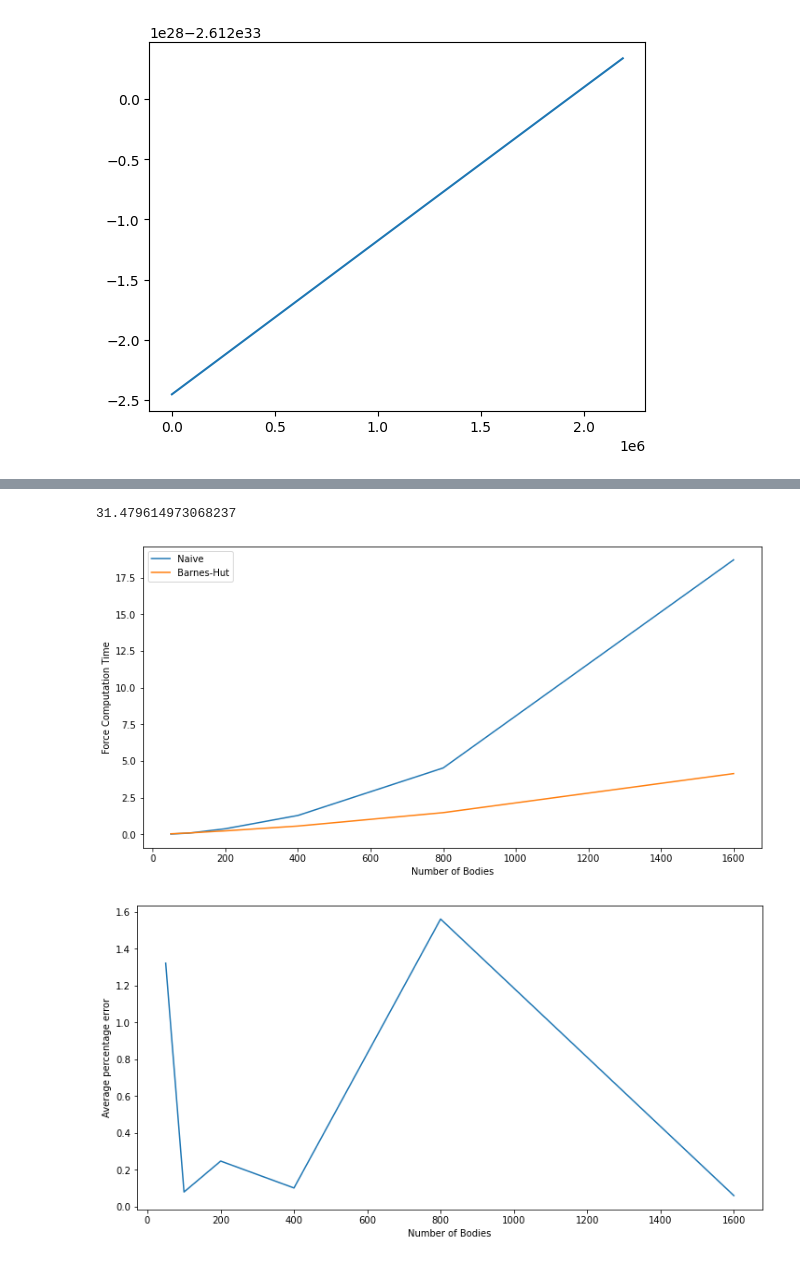
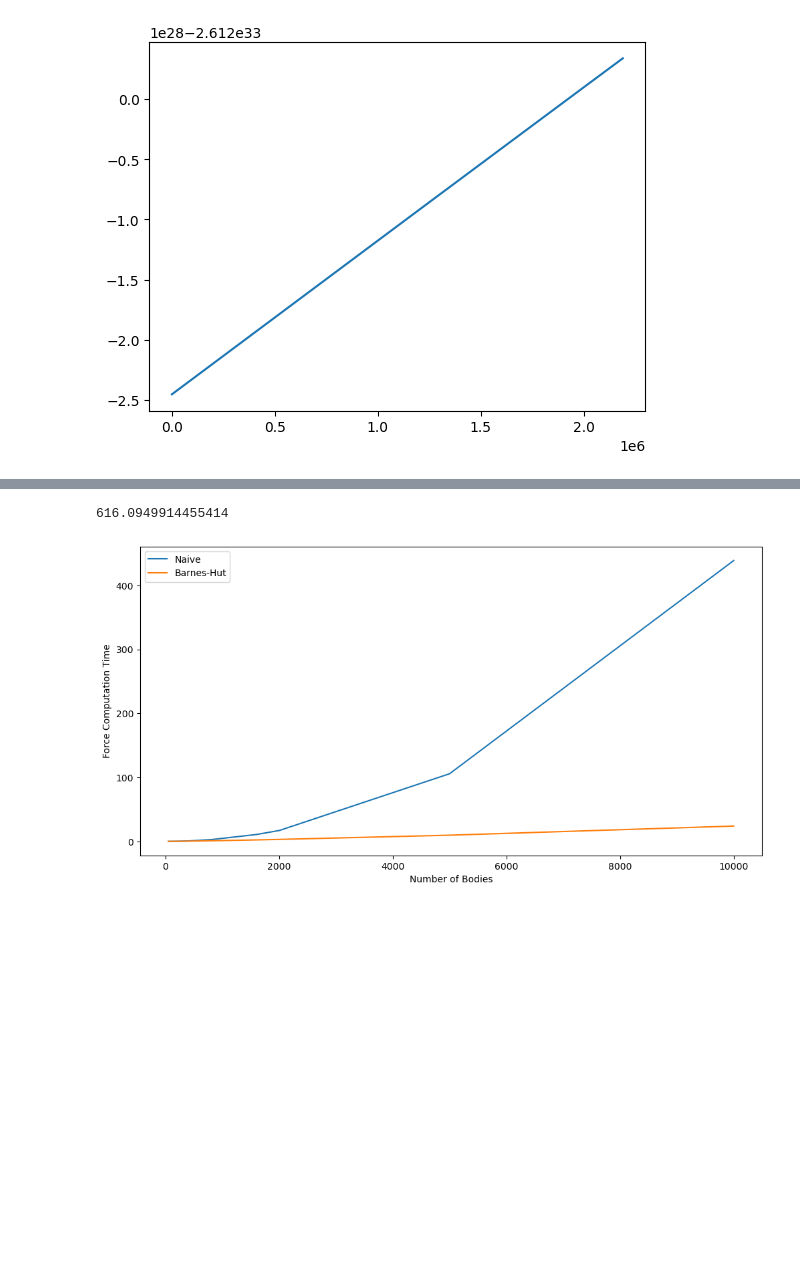
Before and after one commit to whuang259/Math714Project, a Jupyter notebook: nbody-simulation.ipynb, the cells around one changed output, grey strips where cells are left out. Drawn from its saved outputs; the diff is of its cells as text; code cells hidden in the pictures; blank space fills up the shorter version.

Commit message:
Plotting

```diff
--- a/nbody-simulation.ipynb
+++ b/nbody-simulation.ipynb
@@ -161,8 +161,7 @@ class BHNode():
         return force
 
 class BarnesHutForceCalculator(ForceCalculator):
-    def compute_accelerations(positions, masses):
-        theta = 0.5
+    def compute_accelerations(positions, masses, theta=0.5):
         N = len(positions)
 
         # Build root octant (i.e. the largest one)
@@ -372,47 +345,39 @@ direct_time = []
 BH_time = []
 err = []
 
-Ns = [50, 100, 200, 400, 800, 1600]
+Ns = [50, 100, 200, 400, 800, 1600, 2000, 5000, 10000]
 start_t = time()
 positions = []
 masses = []
 
 for N in Ns:
     while len(positions) < N:
         p = 0.5 * (np.random.rand(3) * AU + AU)
         mass = 0.5 * (np.random.rand() * SM + SM)
         positions.append(p)
         masses.append(mass)
 
     t0 = time()
     F_exact = DirectForceCalculator.compute_accelerations(positions, masses)
     t1 = time()
     F_approx = BarnesHutForceCalculator.compute_accelerations(positions, masses)
     t2 = time()
 
     direct_time.append(t1 - t0)
     BH_time.append(t2 - t1)
     pct_error = np.abs(F_exact - F_approx) / np.abs(F_exact)
     err.append(np.sum(pct_error) / N)
 end_t = time()
 
 print(end_t - start_t)
 
 fig, ax = plt.subplots(1, 1, figsize=(12,6))
 plt.plot(Ns, direct_time, label="Naive")
 plt.plot(Ns, BH_time, label="Barnes-Hut")
 plt.xlabel("Number of Bodies")
 plt.ylabel("Force Computation Time")
 ax.legend()
 plt.show()
-
-
-fig, ax = plt.subplots(1, 1, figsize=(12,6))
-plt.plot(Ns, err)
-plt.xlabel("Number of Bodies")
-plt.ylabel("Average percentage error")
-plt.show()
 # %% [output]
-31.479614973068237
+616.0949914455414
-[figure, old version]
+[figure, new version]
-[figure, removed]
```
Also changed, not shown: parts of 5 cells of this notebook.
